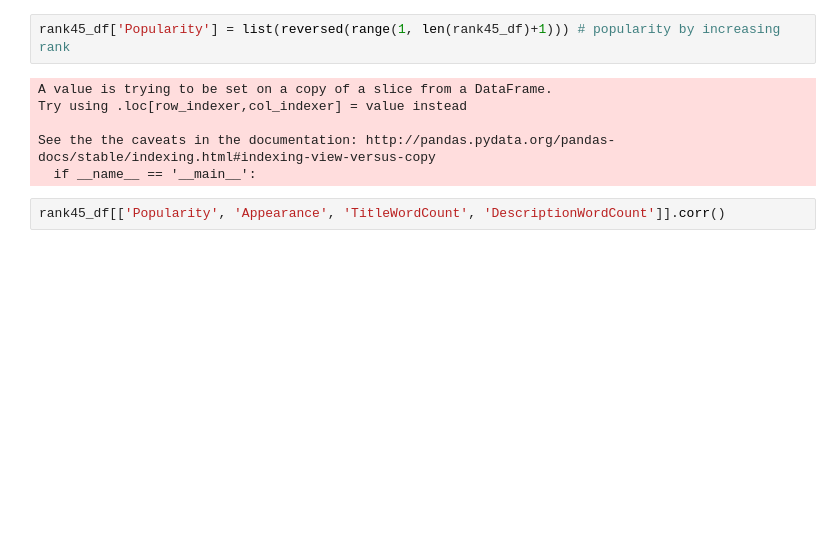
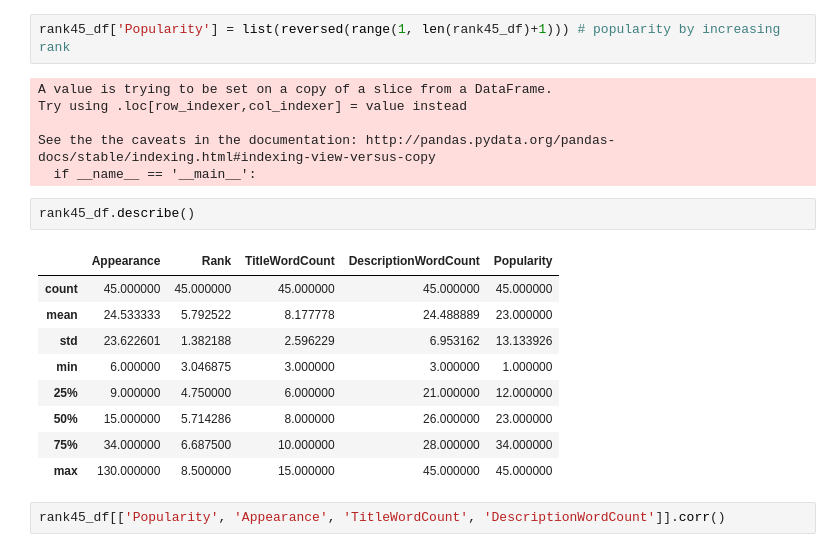
Before and after one commit to kevin11h/macys, a Jupyter notebook: Wedding Keyword SEO.ipynb, the cells around one changed output. Drawn from its saved outputs; the diff is of its cells as text; blank space fills up the shorter version.

```diff
--- a/Wedding Keyword SEO.ipynb
+++ b/Wedding Keyword SEO.ipynb
@@ -454,6 +498,18 @@ Try using .loc[row_indexer,col_indexer] = value instead
 
 See the the caveats in the documentation: http://pandas.pydata.org/pandas-docs/stable/indexing.html#indexing-view-versus-copy
   if __name__ == '__main__':
+# %%
+rank45_df.describe()
+# %% [output]
+|  | Appearance | Rank | TitleWordCount | DescriptionWordCount | Popularity |
+| count | 45.000000 | 45.000000 | 45.000000 | 45.000000 | 45.000000 |
+| mean | 24.533333 | 5.792522 | 8.177778 | 24.488889 | 23.000000 |
+| std | 23.622601 | 1.382188 | 2.596229 | 6.953162 | 13.133926 |
+| min | 6.000000 | 3.046875 | 3.000000 | 3.000000 | 1.000000 |
+| 25% | 9.000000 | 4.750000 | 6.000000 | 21.000000 | 12.000000 |
+| 50% | 15.000000 | 5.714286 | 8.000000 | 26.000000 | 23.000000 |
+| 75% | 34.000000 | 6.687500 | 10.000000 | 28.000000 | 34.000000 |
+| max | 130.000000 | 8.500000 | 15.000000 | 45.000000 | 45.000000 |
 # %%
 rank45_df[['Popularity', 'Appearance', 'TitleWordCount', 'DescriptionWordCount']].corr()
 # %% [output]
```
Also changed, not shown: parts of 12 cells of this notebook, 1 other file.
